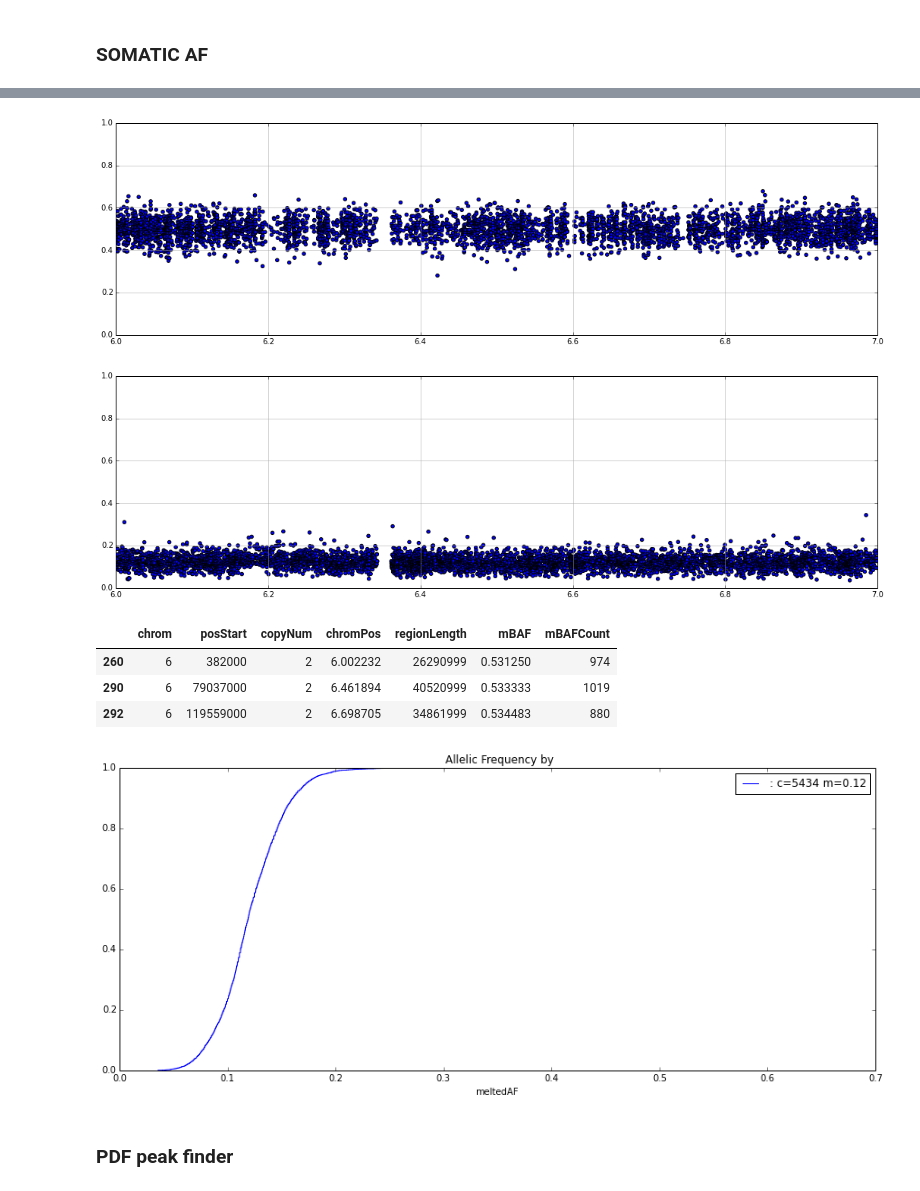
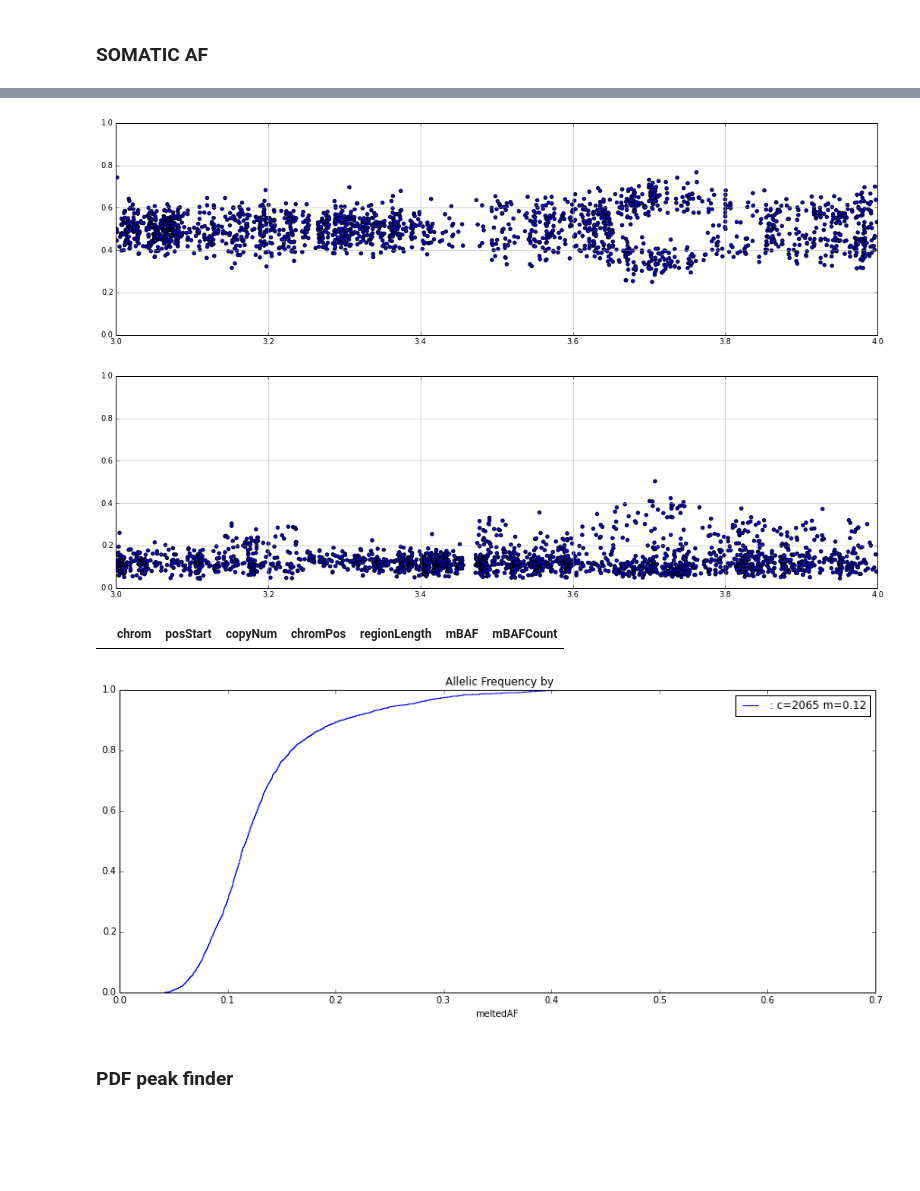
Before and after one commit to hartwigmedical/scripts, a Jupyter notebook: ipython/Intergrated Sample Analysis.ipynb, the cells around one changed output, grey strips where cells are left out. Saved outputs shown, nothing was run; the diff lists cells and outputs as text; code cells hidden in the pictures; blank space fills up the shorter version.

```diff
--- a/ipython/Intergrated Sample Analysis.ipynb
+++ b/ipython/Intergrated Sample Analysis.ipynb
@@ -165,7 +165,7 @@ dfPON = loadPON("/Users/peterpriestley/hmf/analyses/PON/779filePON/","PON.tsv")
 # %% [markdown]
 ### FIND ALL FILES
 # %%
-PATH = "/Users/peterpriestley/hmf/analyses/CPCT02010441/"
+PATH = "/Users/peterpriestley/hmf/analyses/CPCT02220005/"
 # %%
 germlineVCFFilename = findFiles(PATH,"SLICED.vcf")[0]
 somaticVCFFilename = findFiles(PATH,"melted.vcf")[0]
@@ -281,26 +274,23 @@ AFByPosPlot(dfSom.chromFrac, dfSom.meltedAF,c+fractionMin, c+fractionMax)
 # %%
-c,fractionMin,fractionMax = 6,0,1
+c,fractionMin,fractionMax = 3,0,1
 dfTemp = dfBAF[(dfBAF.chromPos>c+fractionMin)&(dfBAF.chromPos<c+fractionMax)]
 AFByPosPlot(dfTemp.chromPos, dfTemp.BAF,c+fractionMin, c+fractionMax)
 dfSom = dfSomatic[(dfSomatic['variantType']=="SNP")&(dfSomatic['inPON']==False)&(dfSomatic['consensus']==True)&(dfSomatic.chromFrac>c+fractionMin)&(dfSomatic.chromFrac<c+fractionMax)]
 AFByPosPlot(dfSom.chromFrac, dfSom.meltedAF,c+fractionMin, c+fractionMax)
 
 #CDF
 ser = dfSom.meltedAF.sort_values()
 cum_dist = np.linspace(0.,1.,len(ser))
 ser_cdf = pd.Series(cum_dist, index=ser,name=": c="+str(ser.count())+" m="+str(round(ser.median(),2)))
 ser_cdf.plot(drawstyle='steps',legend=True,title=" Allelic Frequency by ",figsize=[15,6],xlim=[0.0,0.7])
 
 #mbaf
 dfCNV[(dfCNV.chromPos>c+fractionMin)&(dfCNV.chromPos<c+fractionMax)&(dfCNV.mBAFCount>500)][['chrom','posStart','copyNum','chromPos','regionLength','mBAF','mBAFCount']]
 # %% [output]
-[figure, old version]
+[figure, new version]
-[figure, old version]
+[figure, new version]
 |  | chrom | posStart | copyNum | chromPos | regionLength | mBAF | mBAFCount |
-| 260 | 6 | 382000 | 2 | 6.002232 | 26290999 | 0.531250 | 974 |
-| 290 | 6 | 79037000 | 2 | 6.461894 | 40520999 | 0.533333 | 1019 |
-| 292 | 6 | 119559000 | 2 | 6.698705 | 34861999 | 0.534483 | 880 |
-[figure, old version]
+[figure, new version]
 # %% [markdown]
 ### PDF peak finder
 # %%
```
Also changed, not shown: parts of 13 cells of this notebook, 2 other files.
